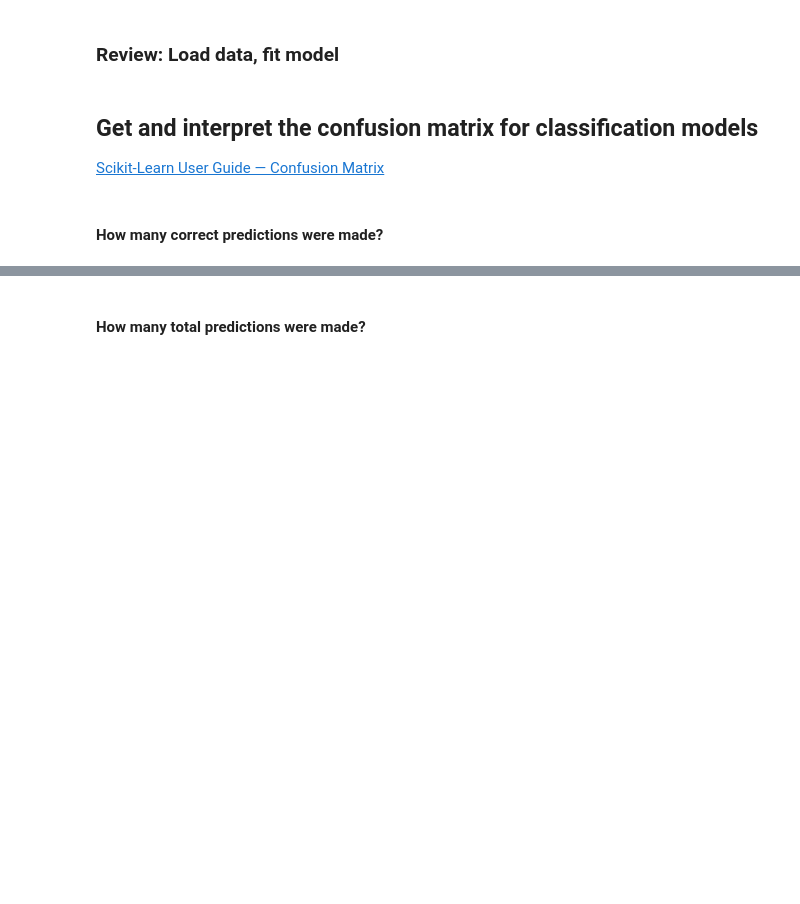
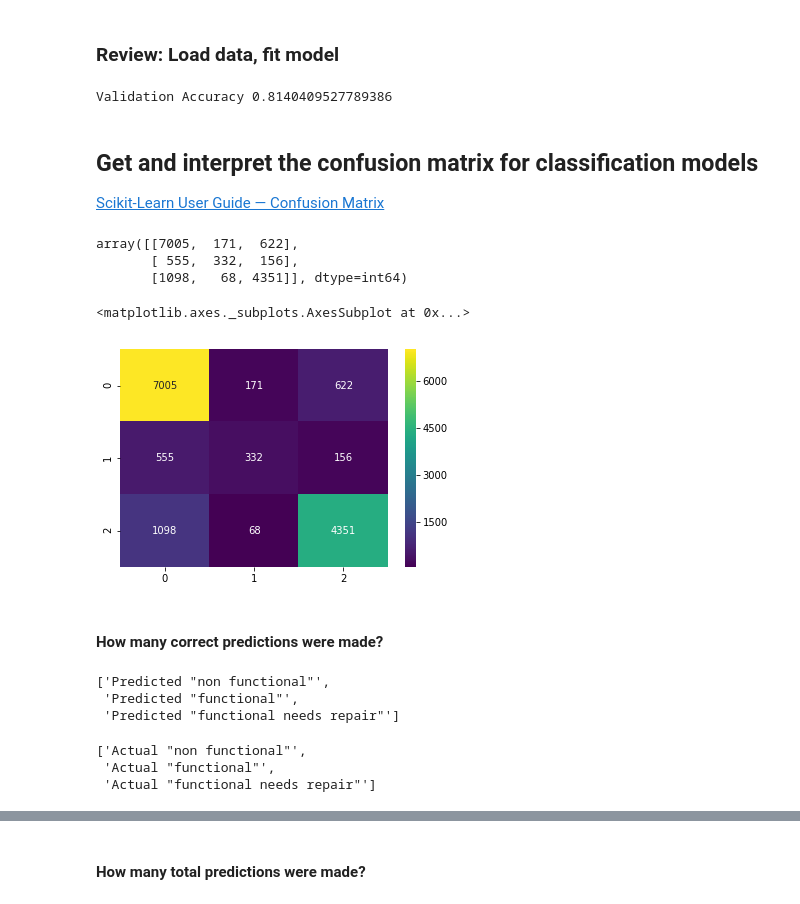
Before and after one commit to bloominstituteoftechnology/DS-Unit-2-Tree-Ensembles, a Jupyter notebook: module3-confusion-matrix/confusion_matrix.ipynb, the cells around one changed output, grey strips where cells are left out. Saved outputs shown, nothing was run; the diff lists cells and outputs as text; code cells hidden in the pictures; blank space fills up the shorter version.

```diff
--- a/module3-confusion-matrix/confusion_matrix.ipynb
+++ b/module3-confusion-matrix/confusion_matrix.ipynb
@@ -77,7 +77,7 @@ def wrangle(X):
 
 LOCAL = '../data/tanzania/'
 WEB = 'https://raw.githubusercontent.com/LambdaSchool/DS-Unit-2-Tree-Ensembles/master/data/tanzania/'
-source = WEB
+source = LOCAL
 
 # Merge train_features.csv & train_labels.csv
 train = pd.merge(pd.read_csv(source + 'train_features.csv'),
@@ -85,7 +85,7 @@ train = pd.merge(pd.read_csv(source + 'train_features.csv'),
 
 # Read test_features.csv & sample_submission.csv
 test = pd.read_csv(source + 'test_features.csv')
-sample_submission = pd.read_csv(source + 'sample_submission.csv')
+sample_subm = pd.read_csv(source + 'sample_submission.csv')
 
 # Split train into train & val. Make val the same size as test.
 train, val = train_test_split(train, test_size=len(test),
@@ -98,11 +98,11 @@ test = wrangle(test)
 
 # Arrange data into X features matrix and y target vector
 target = 'status_group'
-X_train = train.drop(columns=target)
-y_train = train[target]
-X_val = val.drop(columns=target)
-y_val = val[target]
-X_test = test
+xtrain = train.drop(columns=target)
+ytrain = train[target]
+xval = val.drop(columns=target)
+yval = val[target]
+xtest = test
 
 # Make pipeline!
 pipeline = make_pipeline(
@@ -112,12 +112,41 @@ pipeline = make_pipeline(
 )
 
 # Fit on train, score on val
-pipeline.fit(X_train, y_train)
-y_pred = pipeline.predict(X_val)
-print('Validation Accuracy', accuracy_score(y_val, y_pred))
+pipeline.fit(xtrain, ytrain)
+ypred = pipeline.predict(xval)
+print('Validation Accuracy', accuracy_score(yval, ypred))
+# %% [output]
+Validation Accuracy 0.8140409527789386
 # %% [markdown]
 ## Get and interpret the confusion matrix for classification models
 
 [Scikit-Learn User Guide — Confusion Matrix](https://scikit-learn.org/stable/modules/model_evaluation.html#confusion-matrix)
+# %%
+from sklearn.metrics import confusion_matrix
+cm = confusion_matrix (yval, ypred)
+cm
+# %% [output]
+array([[7005,  171,  622],
+       [ 555,  332,  156],
+       [1098,   68, 4351]], dtype=int64)
+# %%
+sns.heatmap(cm, cmap='viridis', annot=True, fmt='d')
+# %% [output]
+<matplotlib.axes._subplots.AxesSubplot at 0x...>
+[figure, added]
 # %% [markdown]
 #### How many correct predictions were made?
+# %%
+columns=[f'Predicted "{c}"' for c in yval.unique()]
+columns
+# %% [output]
+['Predicted "non functional"',
+ 'Predicted "functional"',
+ 'Predicted "functional needs repair"']
+# %%
+index_names = [f'Actual "{c}"' for c in yval.unique()]
+index_names
+# %% [output]
+['Actual "non functional"',
+ 'Actual "functional"',
+ 'Actual "functional needs repair"']
```
Also changed, not shown: parts of 26 cells of this notebook.
